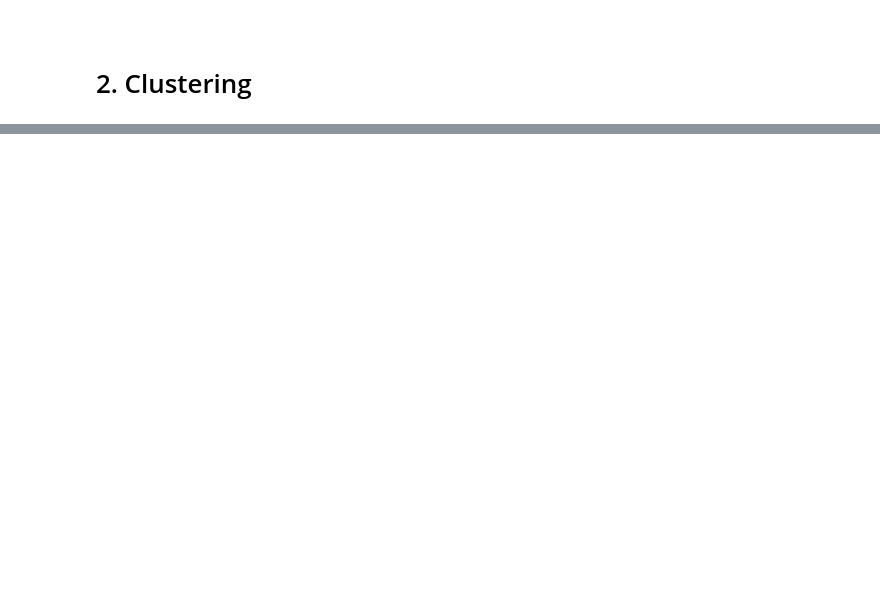
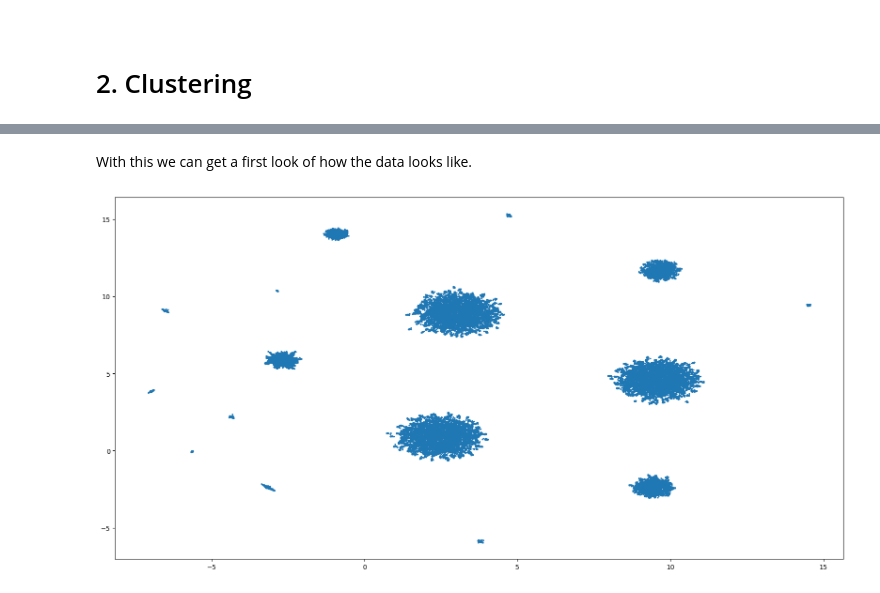
Before and after one commit to antoniooliveira03/data_mining, a Jupyter notebook: DM2425_Part2_77_03.ipynb, the cells around one changed output, grey strips where cells are left out. Saved outputs shown, nothing was run; the diff lists cells and outputs as text; code cells hidden in the pictures; blank space fills up the shorter version.

```diff
--- a/DM2425_Part2_77_03.ipynb
+++ b/DM2425_Part2_77_03.ipynb
@@ -136,0 +130,34 @@ customer_data['customer_age'] = scaler.fit_transform(customer_data[['customer_ag
+# %%
+customer_data['is_repeat_customer'] = customer_data['is_repeat_customer'].replace({1: True, 0: False})
+# %%
+##preprocessing categorical
+categorical_type = customer_data[['customer_region', 'is_repeat_customer']]
+categorical_type = pd.get_dummies(categorical_type)
+
+#Percentage of columns which are categorical is used as weight parameter in embeddings later
+categorical_weight = len(customer_data.select_dtypes(include='object').columns) / customer_data.shape[1]
+
+#Embedding numerical & categorical
+fit1 = umap.UMAP(metric='l2').fit(customer_data[['customer_age']])
+fit2 = umap.UMAP(metric='hamming').fit(categorical_type)
+# %% [markdown]
+With this we can get a first look of how the data looks like.
+# %%
+#Augmenting the numerical embedding with categorical
+intersection = umap.umap_.general_simplicial_set_intersection(fit1.graph_, fit2.graph_, weight=categorical_weight)
+intersection = umap.umap_.reset_local_connectivity(intersection)
+embedding = umap.umap_.simplicial_set_embedding(
+    fit1._raw_data, intersection, fit1.n_components,
+    fit1._initial_alpha, fit1._a, fit1._b,
+    fit1.repulsion_strength, fit1.negative_sample_rate,
+    400, 'random', np.random, fit1.metric,
+    fit1._metric_kwds, False, {}, False
+)
+
+embedding_array = embedding[0]
+
+plt.figure(figsize=(20, 10))
+plt.scatter(*embedding_array.T, s=2, cmap='Spectral', alpha=1.0)
+plt.show()
+# %% [output]
+[figure, added]
```
Also changed, not shown: parts of 56 cells of this notebook.
